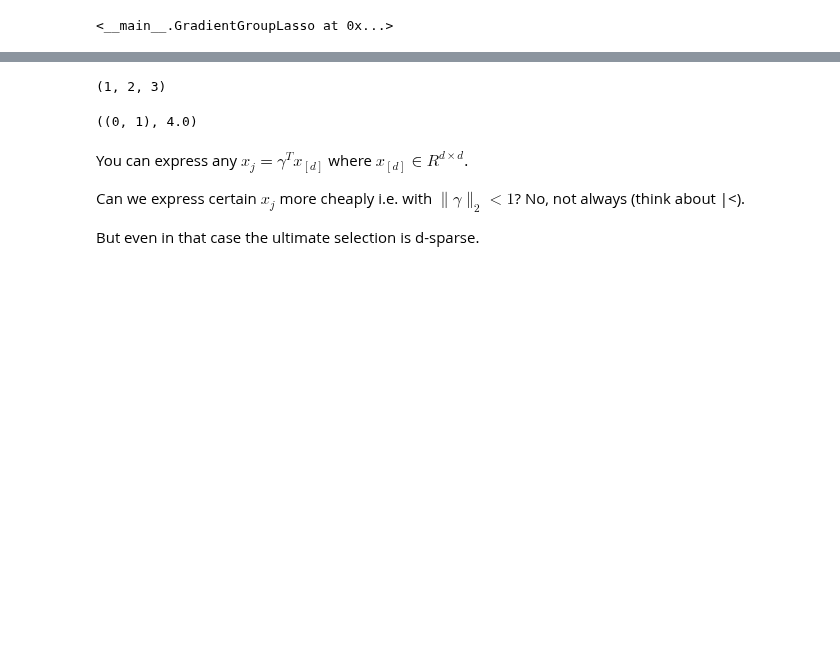
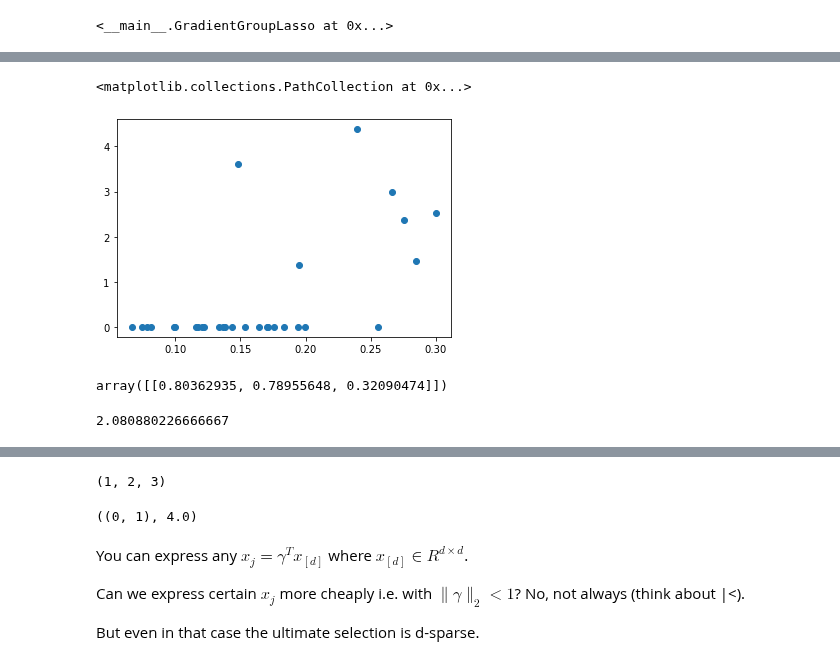
Before and after one commit to sjkoelle/isometry-pursuit, a Jupyter notebook: isometry_good_exp_2.ipynb, the cells around one changed output, grey strips where cells are left out. Cells and saved outputs as stored; diff of their text form; code cells hidden in the pictures; blank space fills up the shorter version.

```diff
--- a/isometry_good_exp_2.ipynb
+++ b/isometry_good_exp_2.ipynb
@@ -240,14 +240,15 @@ multivariate_normal(...) method of numpy.random.mtrand.RandomState instance
     >>> list((x[0,0,:] - mean) < 0.6)
     [True, True] # random
 # %%
-# n = 1
-# d = 2
-# p = 3
+n = 1
+d = 2
+p = 3
 
 # # sample_grads = .1* np.random.multivariate_normal(np.zeros(d), np.identity(d),p)
 
 
 # dg_M = np.zeros((n,d ,p))
 # dg_M[0] = rearrange(sample_grads, 'p d -> d p')
-# df_M = np.zeros((n,d ,d))
-# df_M[0] = np.identity(d)
+df_M = np.zeros((n,d ,d))
+df_M[0] = np.identity(d)
+# df_M[0] = [[np.sqrt(2) / 2, np.sqrt(2) / 2],[np.sqrt(2) / 2, -np.sqrt(2) / 2]]
@@ -256,9 +260,13 @@ NameError: name 'sample_grads' is not defined
 # %%
 dg_M = np.zeros((n,d,p))
-dg_M[0,:,0] = [.5,0]
-dg_M[0,:,1] = [0,.5]
-delta = .05
-mag = .5 + delta
+# dg_M[0,:,0] = [.5,0]
+# dg_M[0,:,1] = [0,.5]
+# delta = .5
+# mag = .5 + delta
+dg_M[0,:,0] = [1.,0]
+dg_M[0,:,1] = [0,1.]
+delta = .5
+mag = 1. + delta
 angle = np.pi / 4
 # angle = np.pi / 12
 dg_M[0,:,2] = [np.sin(angle) * mag,np.cos(angle) * mag]
@@ -303,0 +361,11 @@ array([[[ 1.84747479, -0.15054876],
+# %%
+import matplotlib.pyplot as plt
+
+plt.scatter(np.linalg.norm(dg_M , axis = 1), np.linalg.norm(GGL.fit_[0]['beta'], axis = 2))
+# %% [output]
+<matplotlib.collections.PathCollection at 0x...>
+[figure, added]
+# %%
+np.linalg.norm(GGL.fit_[0]['beta'], axis = 2) # the norm on each of the vectors is invariant to the target basis
+# %% [output]
+array([[0.80362935, 0.78955648, 0.32090474]])
@@ -303,0 +377,4 @@ array([[[ 1.84747479, -0.15054876],
+# %%
+mag**(-1) + 0.70710678 + 0.70710678 # this is the naive solution
+# %% [output]
+2.080880226666667
```
Also changed, not shown: parts of 34 cells of this notebook, 2 other files.
